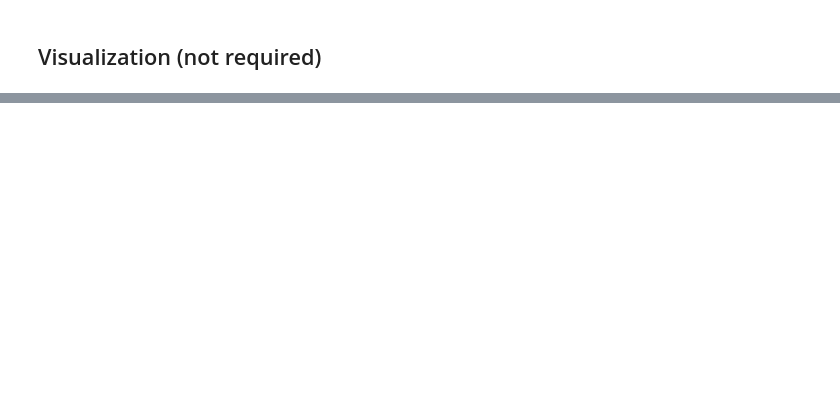
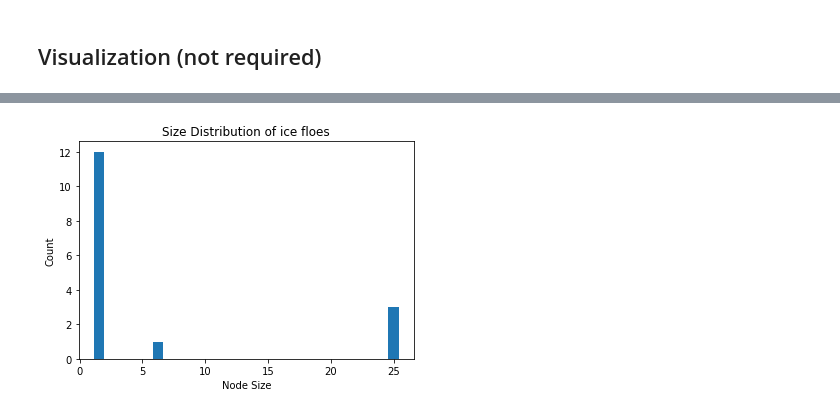
Before and after one commit to Marissa-working/Ice-Floe-Research, a Jupyter notebook: quadtreee.ipynb, the cells around one changed output, grey strips where cells are left out. Drawn from its saved outputs; the diff is of its cells as text; code cells hidden in the pictures; blank space fills up the shorter version.

```diff
--- a/quadtreee.ipynb
+++ b/quadtreee.ipynb
@@ -132,3 +98,33 @@ for i in range(1,10):
+# %%
+# FIND the dictionary of leave nodes' size(sorted)
+from collections import OrderedDict      # ordered dictionary is used for sorted the size
+
+def find_size(node):
+    if not node.children:
+        size = node.width * node.height
+        return {size: 1}
+    else:
+        sizes = {}
+        for child in node.children:
+            child_sizes = find_size(child)
+            for child_size, count in child_sizes.items():
+                if child_size in sizes:
+                    sizes[child_size] += count
+                else:
+                    sizes[child_size] = count
+        sorted_sizes = OrderedDict(sorted(sizes.items()))
+        return sorted_sizes
+
+# plot the size distribution
+def plot_size_distribution(size_distribution):
+    sizes = list(size_distribution.keys())
+    counts = list(size_distribution.values())
+
+    plt.bar(sizes, counts)
+    plt.xlabel('Node Size')
+    plt.ylabel('Count')
+    plt.title('Size Distribution of ice floes')
+    plt.show()
 # %% [markdown]
 ## Visualization (not required)
 # %%
@@ -176,0 +194,6 @@ tree_graph(quard.root, g)
+# %%
+# the size distribution of the tree
+size_distribution = find_size(quard.root)
+plot_size_distribution(size_distribution)
+# %% [output]
+[figure, added]
```
Also changed, not shown: parts of 17 cells of this notebook.
